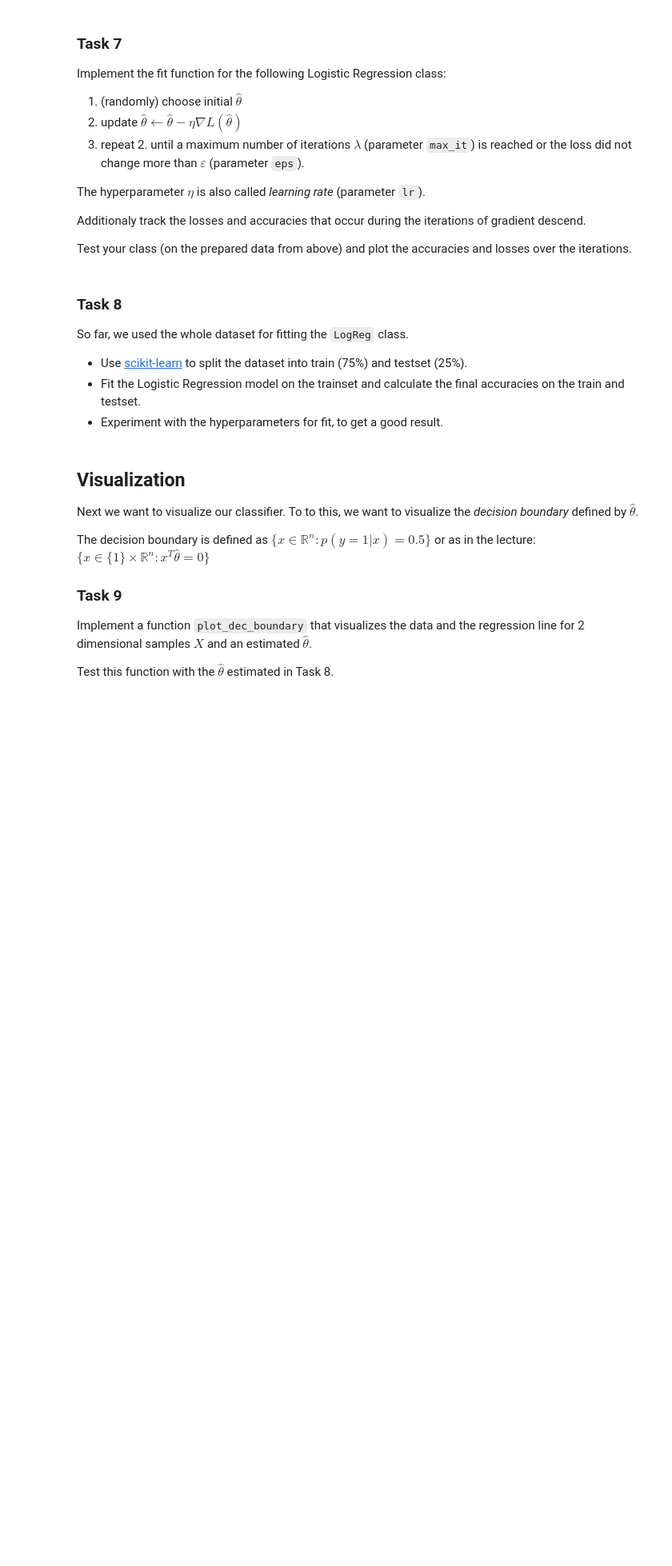
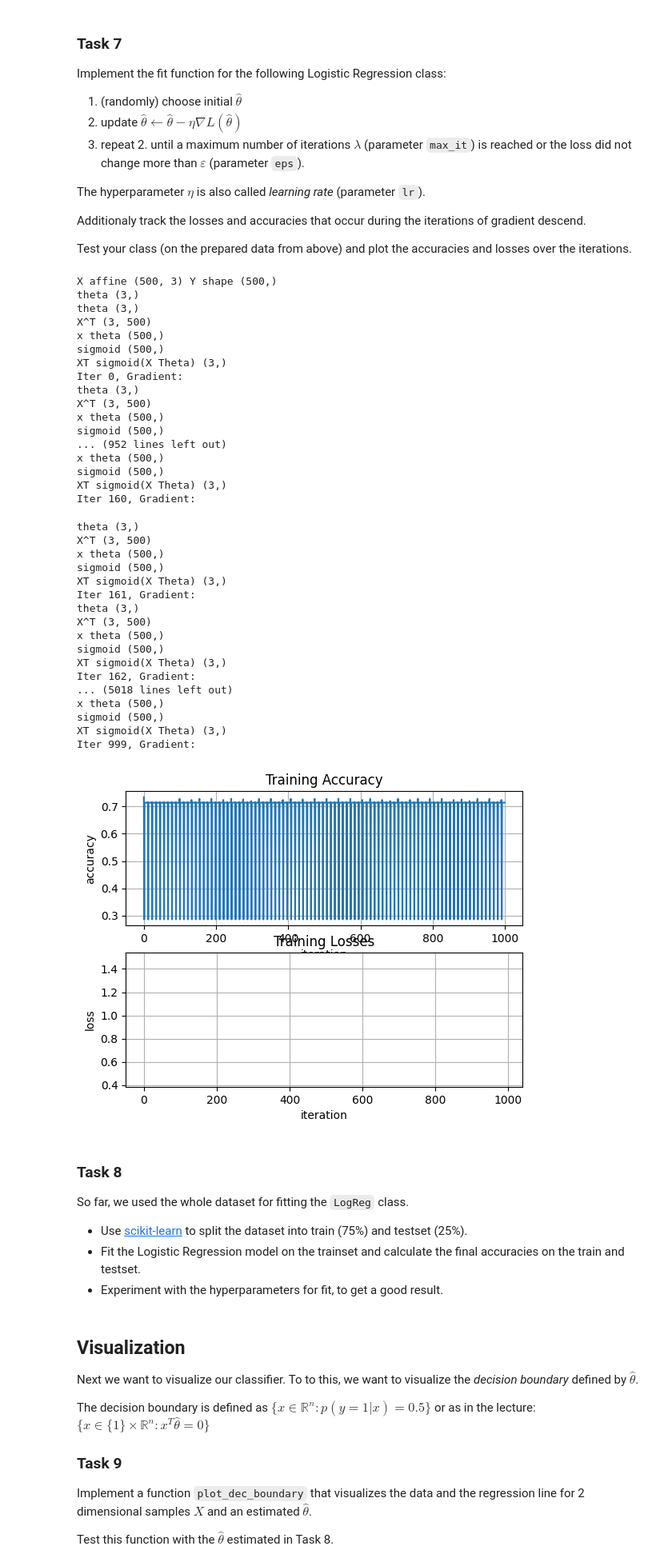
Before and after one commit to HerrMotz/AGDML-Lab, a Jupyter notebook: 03_Logistic_Regression/03_Logistic_Regression.ipynb, the cells around one changed output. Shown at 80% size. Saved outputs shown, nothing was run; the diff lists cells and outputs as text; code cells hidden in the pictures; blank space fills up the shorter version.

```diff
--- a/03_Logistic_Regression/03_Logistic_Regression.ipynb
+++ b/03_Logistic_Regression/03_Logistic_Regression.ipynb
@@ -320,34 +367,109 @@ class LogReg():
 
     def predict(self, X : np.ndarray) -> np.ndarray:
         '''
         Predicts Y given X and learned theta.
 
         @Params:
             X... matrix with datapoints as rows (m x n)
 
         @Returns:
             array of predictions (m)
         '''
         return predict(X, self.theta)
 
 
     def fit(self, X : np.ndarray, Y : np.ndarray, lr : float = 1e-2, max_it : int = 1000, eps : float = 1e-5) -> None:
         '''
         Gradient descend for binary crossentropy.
 
         @Params:
             X... matrix with datapoints as rows (m x n)
             Y... array of true labels (n)
             lr... learnrate, sets stepsize for descend
             max_it... maximum number of steps
             eps... abort criterium for early stopping (loss did not change more than this)
 
         '''
 
-        # TODO: implement
+        self.theta = np.random.rand(X.shape[1])
+        print("theta", self.theta.shape)
+
+        for i in range(max_it):
+            loss = cross_entropy_loss(X, Y, self.theta)
+            accuracy = acc(X, Y, self.theta)
+
+            self.losses.append(loss)
+            self.accs.append(accuracy)
+
+            ceg = cross_entropy_gradient(X, Y, self.theta)
+
+            # if i % 100 == 0:
+            print(f"Iter {i}, Gradient: ")
+
+            if loss < eps:
+                break
+
+            self.theta -= ceg
+
         pass
 
 # TODO: test class + plot losses/accuracies
+logreg = LogReg()
+
+print("X affine", X_affine.shape, "Y shape", Y.shape)
+
+logreg.fit(X_affine, Y)
+
+fig, ax = plt.subplots(2)
+ax[0].plot(logreg.accs)
+ax[0].set_title("Training Accuracy")
+ax[0].set_xlabel("iteration")
+ax[0].set_ylabel("accuracy")
+ax[0].grid()
+
+ax[1].plot(logreg.losses)
+ax[1].set_title("Training Losses")
+ax[1].set_xlabel("iteration")
+ax[1].set_ylabel("loss")
+ax[1].grid()
+
+plt.show()
+# %% [output]
+X affine (500, 3) Y shape (500,)
+theta (3,)
+theta (3,)
+X^T (3, 500)
+x theta (500,)
+sigmoid (500,)
+XT sigmoid(X Theta) (3,)
+Iter 0, Gradient:
+theta (3,)
+X^T (3, 500)
+x theta (500,)
+sigmoid (500,)
+... (952 lines left out)
+x theta (500,)
+sigmoid (500,)
+XT sigmoid(X Theta) (3,)
+Iter 160, Gradient:
+theta (3,)
+X^T (3, 500)
+x theta (500,)
+sigmoid (500,)
+XT sigmoid(X Theta) (3,)
+Iter 161, Gradient:
+theta (3,)
+X^T (3, 500)
+x theta (500,)
+sigmoid (500,)
+XT sigmoid(X Theta) (3,)
+Iter 162, Gradient:
+... (5018 lines left out)
+x theta (500,)
+sigmoid (500,)
+XT sigmoid(X Theta) (3,)
+Iter 999, Gradient:
+[figure, added]
 # %% [markdown]
 ### Task 8
 
```
Also changed, not shown: parts of 5 cells of this notebook.
